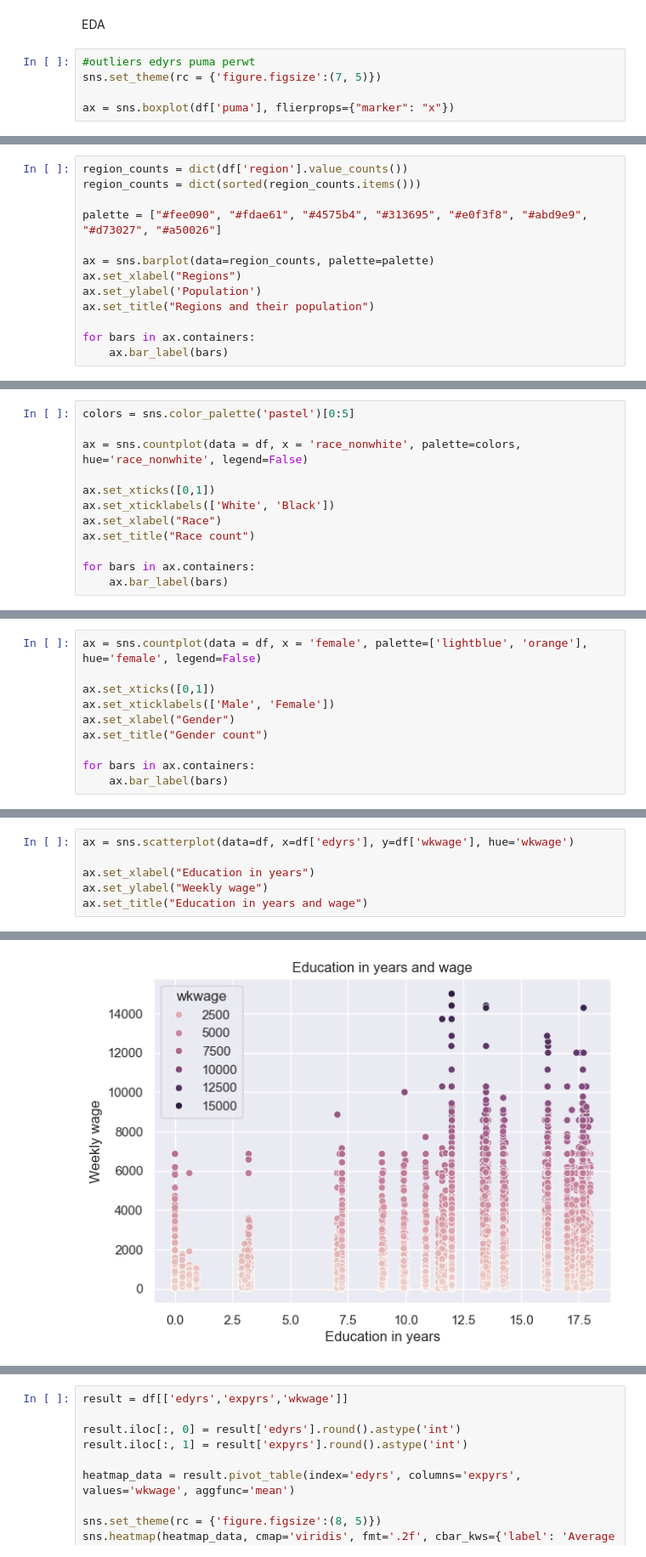
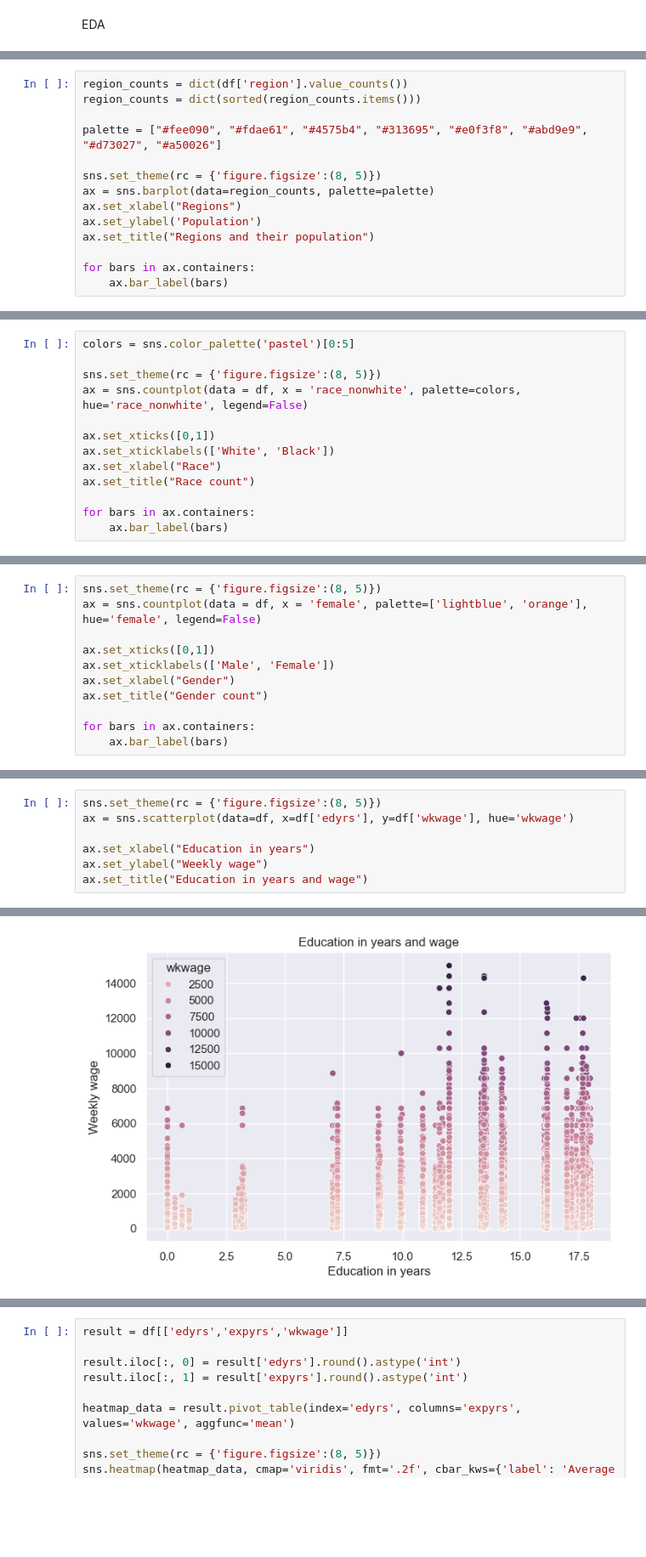
Before and after one commit to Somewhat-Coder/Microwages-ML, a Jupyter notebook: main.ipynb, the cells around one changed output, grey strips where cells are left out. Shown at 85% size. Cells and saved outputs as stored; diff of their text form; blank space fills up the shorter version.

```diff
--- a/main.ipynb
+++ b/main.ipynb
@@ -57,8 +57,3 @@ df.describe()
 | max | 4.200000e+01 | 5.600000e+01 | 9.360000e+03 | 7.777700e+04 | 1.954000e+03 | 6.500000e+01 | 1.000000e+00 | 1.000000e+00 | 1.800000e+01 | ... |
 # %% [markdown]
 EDA
-# %%
-#outliers edyrs puma perwt
-sns.set_theme(rc = {'figure.figsize':(7, 5)})
-
-ax = sns.boxplot(df['puma'], flierprops={"marker": "x"})
@@ -86,6 +90,7 @@ region_counts = dict(sorted(region_counts.items()))
 
 palette = ["#fee090", "#fdae61", "#4575b4", "#313695", "#e0f3f8", "#abd9e9", "#d73027", "#a50026"]
 
+sns.set_theme(rc = {'figure.figsize':(8, 5)})
 ax = sns.barplot(data=region_counts, palette=palette)
 ax.set_xlabel("Regions")
 ax.set_ylabel('Population')
@@ -103,6 +108,7 @@ The palette list has fewer values (8) than needed (9) and will cycle, which may
 # %%
 colors = sns.color_palette('pastel')[0:5]
 
+sns.set_theme(rc = {'figure.figsize':(8, 5)})
 ax = sns.countplot(data = df, x = 'race_nonwhite', palette=colors, hue='race_nonwhite', legend=False)
 
 ax.set_xticks([0,1])
@@ -117,4 +123,5 @@ for bars in ax.containers:
 # %%
+sns.set_theme(rc = {'figure.figsize':(8, 5)})
 ax = sns.countplot(data = df, x = 'female', palette=['lightblue', 'orange'], hue='female', legend=False)
 
 ax.set_xticks([0,1])
@@ -129,12 +136,13 @@ for bars in ax.containers:
 # %%
+sns.set_theme(rc = {'figure.figsize':(8, 5)})
 ax = sns.scatterplot(data=df, x=df['edyrs'], y=df['wkwage'], hue='wkwage')
 
 ax.set_xlabel("Education in years")
 ax.set_ylabel("Weekly wage")
 ax.set_title("Education in years and wage")
 # %% [output]
 Text(0.5, 1.0, 'Education in years and wage')
-[figure, old version]
+[figure, new version]
 # %%
 edyrs_wkwage_mean = df.groupby('edyrs')['wkwage'].mean().reset_index()
 
```
Also changed, not shown: parts of 15 cells of this notebook, 1 other file.
